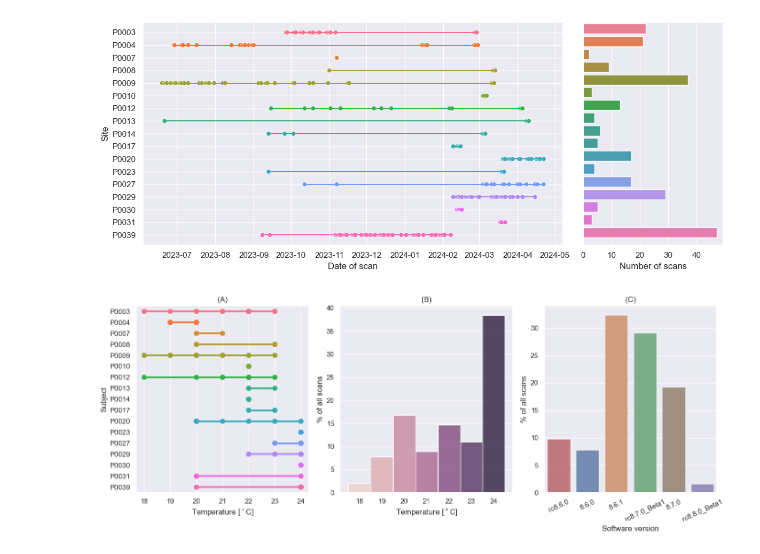
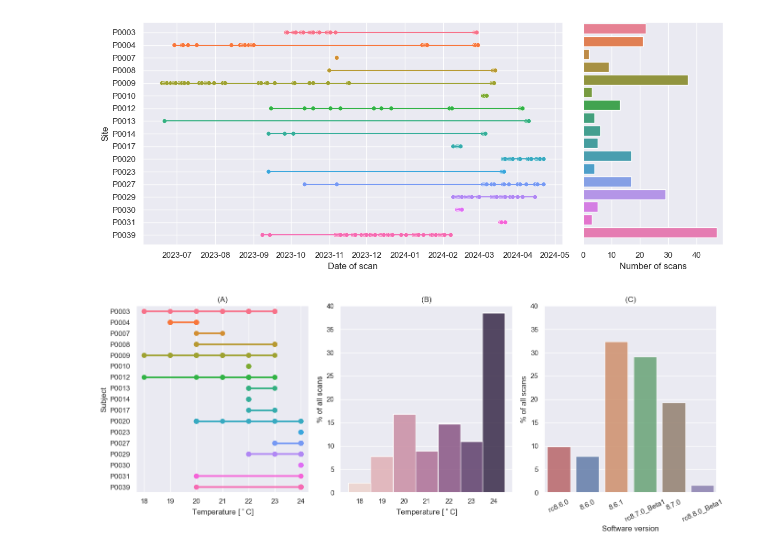
Before and after one commit to UNITY-Physics/unity_qa_paper, a Jupyter notebook: notebooks/site_overview.ipynb, the cells around one changed output. Cells and saved outputs as stored; diff of their text form; code cells hidden in the pictures.

```diff
--- a/notebooks/site_overview.ipynb
+++ b/notebooks/site_overview.ipynb
@@ -28,33 +34,36 @@ plt.show()
 # %%
 sns.set_theme()
 fig, axes = plt.subplots(1,3,figsize=(14,5.5))
 
 ax = axes[0]
 sns.stripplot(data=df_par, y='Subject', x='Temperature', s=8, hue='Subject', alpha=1, orient='h', dodge=False, ax=ax, jitter=0)
 sns.pointplot(data=df_par, y='Subject', x='Temperature', hue='Subject', markersize=0,
                 markers='d', errorbar=lambda x: (x.min(), x.max()),  orient='h', ax=ax)
 
 ax.set_xlabel(r'Temperature [$^\circ$C]')
 ax.set_title('(A)')
 
 ax = axes[1]
 sns.histplot(df_par, x='Temperature', hue='Temperature', multiple='stack', discrete=True, stat='percent', legend=False, ax=ax, alpha=.8)
+
 ax.set_ylabel('% of all scans')
+ax.set_xlabel(r'Temperature [$^\circ$C]')
+ax.set_ylim([0,40])
 ax.grid(False, axis='x')
-ax.set_xlabel(r'Temperature [$^\circ$C]')
 ax.set_title('(B)')
 
 ax = axes[2]
 sns.countplot(df_par, x='SW', hue='SW', legend=False, ax=ax, orient='y', alpha=0.8, stat='percent',
               order=['rc8.6.0', '8.6.0', '8.6.1', 'rc8.7.0_Beta1', '8.7.0', 'rc8.8.0_Beta1'])
 
+ax.set_xlabel(r'Software version')
 ax.set_ylabel('% of all scans')
+ax.set_ylim([0,40])
 ax.grid(False, axis='x')
-ax.set_xlabel(r'Software version')
-ax.set_xticklabels(rotation=25, labels=ax.get_xticklabels())
+ax.tick_params(axis='x', rotation=25)
 ax.set_title('(C)')
 
 plt.tight_layout()
 plt.show()
 # %% [output]
-[figure, old version]
+[figure, new version]
```
Also changed, not shown: parts of 2 cells of this notebook.
